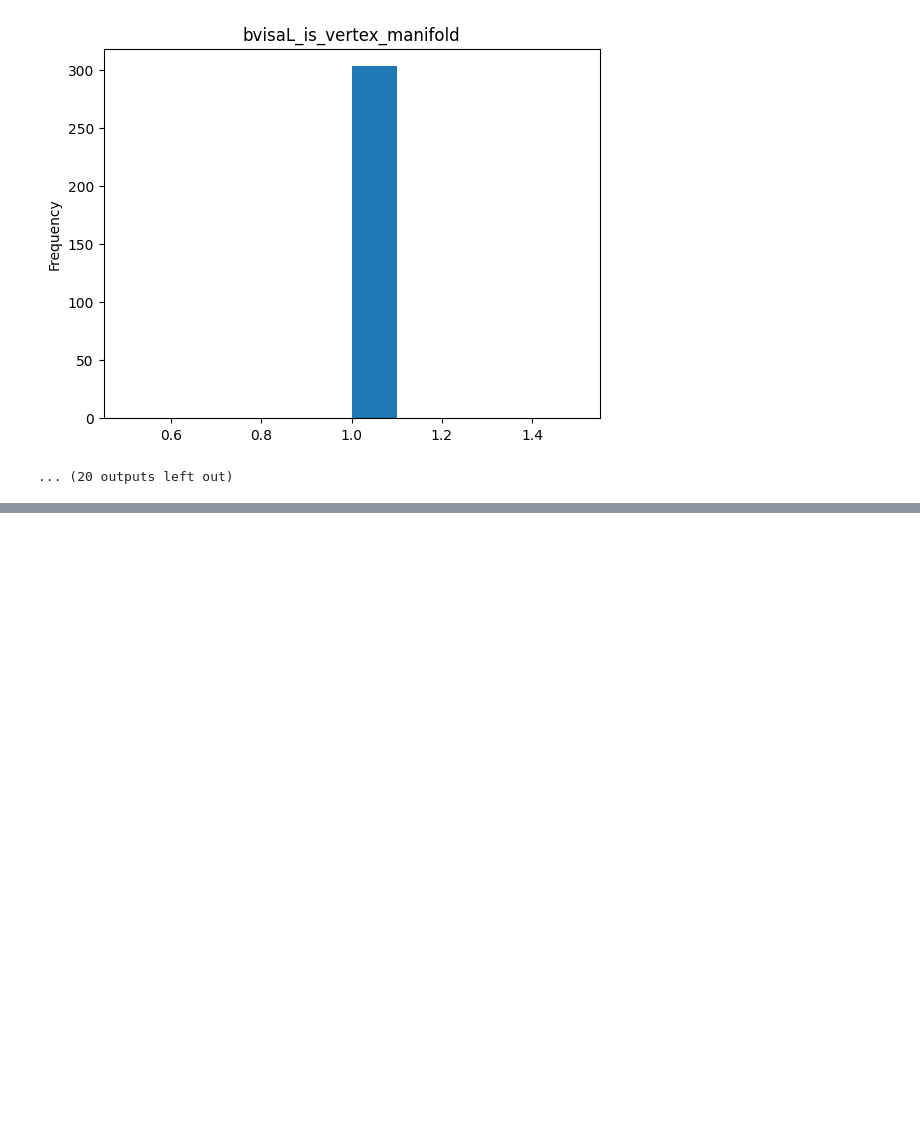
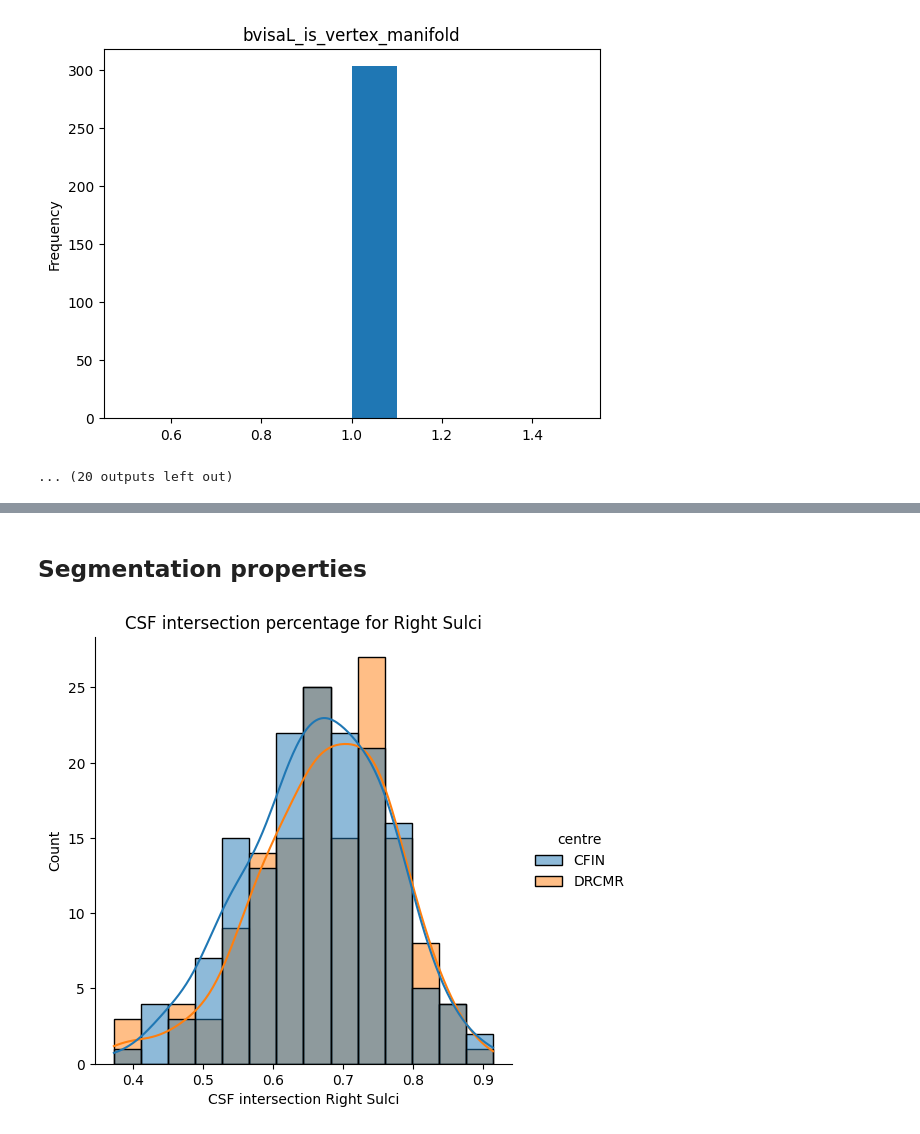
Before and after one commit to Vivikar/central-sulcus-analysis, a Jupyter notebook: notebooks/2_Dastaset_EDA.ipynb, the cells around one changed output, grey strips where cells are left out. Drawn from its saved outputs; the diff is of its cells as text; code cells hidden in the pictures; blank space fills up the shorter version.

```diff
--- a/notebooks/2_Dastaset_EDA.ipynb
+++ b/notebooks/2_Dastaset_EDA.ipynb
@@ -126,0 +241,2 @@ dtype: object
+# %% [markdown]
+## Segmentation properties
@@ -126,0 +245,20 @@ dtype: object
+# %%
+fs_lut_names, _ = fs_lut()
+fs_lut_names[165] = 'NaN'
+fs_lut_names[258] = 'NaN'
+
+linters = []
+rinters = []
+for i, r in mesh_df.iterrows():
+    linters.append({fs_lut_names[k]:v/sum(r['LCS_lebel2inters'].values()) for k,v in r['LCS_lebel2inters'].items()})
+    rinters.append({fs_lut_names[k]:v/sum(r['RCS_lebel2inters'].values()) for k,v in r['RCS_lebel2inters'].items()})
+# %%
+mesh_df['CSF intersection Left Sulci'] = [x['CSF'] for x in linters]
+mesh_df['CSF intersection Right Sulci'] = [x['CSF'] for x in rinters]
+# %%
+sns.displot(mesh_df, x='CSF intersection Right Sulci', hue='centre', kde=True, fill=True, common_norm=False)
+plt.title('CSF intersection percentage for Right Sulci')
+
+plt.show()
+# %% [output]
+[figure, added]
```
Also changed, not shown: parts of 28 cells of this notebook, 1 other file.
